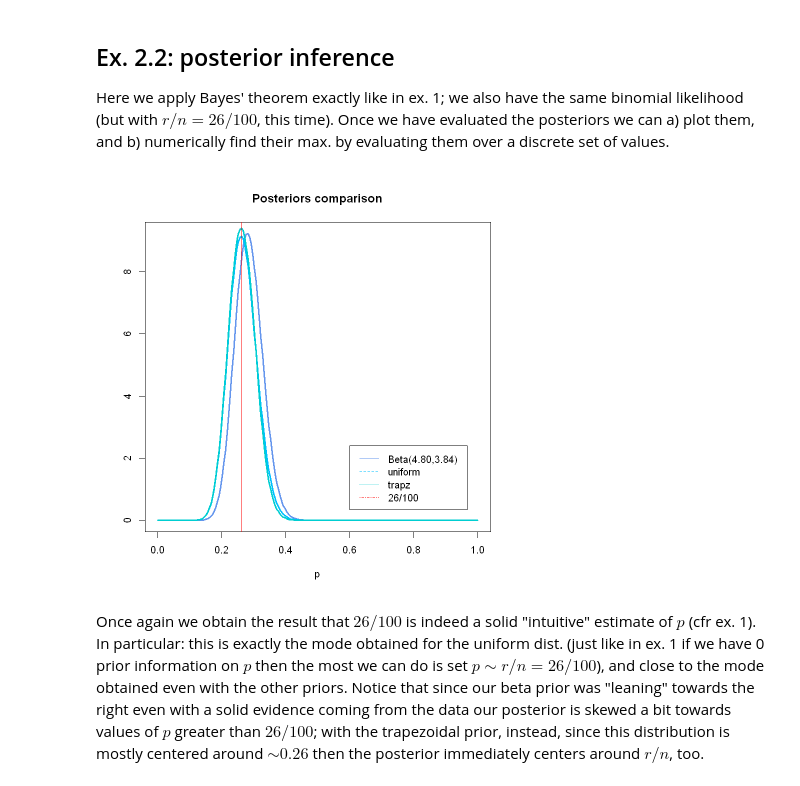
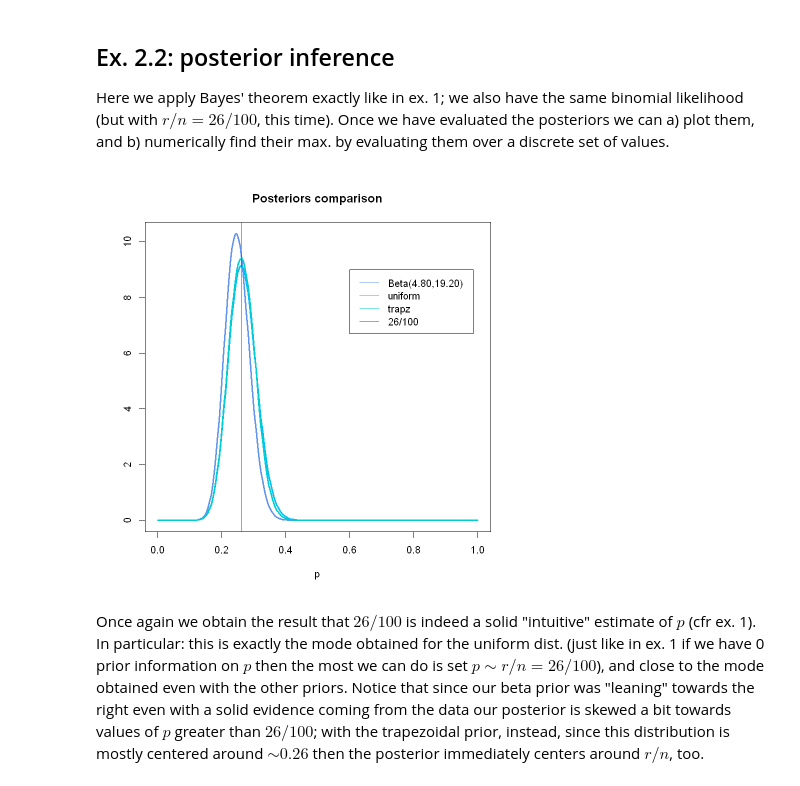
Before and after one commit to marco-giunta/AdvStatPhysAn, a Jupyter notebook: compito_5.ipynb, the cells around one changed output. Drawn from its saved outputs; the diff is of its cells as text; code cells hidden in the pictures.

```diff
--- a/compito_5.ipynb
+++ b/compito_5.ipynb
@@ -77,7 +69,7 @@ print(paste("var < mu*(1-mu) =", 0.08^2 < 0.2*(1-0.2)))
 mu <- 0.2; sd <- 0.08
 
 alpha <- mu*(mu*(1-mu)/sd^2-1)
-beta  <- (1-mu)*mu*(mu*(1-mu)/sd^2-1)
+beta  <- (1/mu-1)*mu*(mu*(1-mu)/sd^2-1)
 
 beta.prior <- function(p) dbeta(p, shape1 = alpha, shape2 = beta)
 uniform.prior <- function(p) rep(1, times = length(p)) # Notice that f(p)=1 defined over [0,1] is already normalized --> no normaliz. factor is needed
@@ -87,5 +79,5 @@ p.vector <- seq(0,1, length.out = 200) # p is in [0,1], of course
 plot(p.vector, beta.prior(p.vector), type = "l", col = "cornflowerblue", lwd = 3, xlab = "p", ylab = "", main = "Priors comparison")
 lines(p.vector, uniform.prior(p.vector), col = "deepskyblue", lwd = 3)
 lines(p.vector, trapezoidal.prior(p.vector), col = "darkturquoise", lwd = 3)
-legend(legend = c(sprintf("Beta(%.2f,%.2f)",alpha,beta),"uniform","trapz."), col = c("cornflowerblue","deepskyblue","darkturquoise"), lty = 1:3, x = 0.7, y = 2.4)
+legend(legend = c(sprintf("Beta(%.2f,%.2f)",alpha,beta),"uniform","trapz."), col = c("cornflowerblue","deepskyblue","darkturquoise"), lty = rep(1, times = 3), x = 0.6, y = 5)
 # %% [output]
@@ -96,25 +88,25 @@ Here we apply Bayes' theorem exactly like in ex. 1; we also have the same binomi
 # %%
 # We encapsulate Bayes' theorem in its most general form valid for continuous distributions as follows:
 compute.posterior <- function(likelihood, prior) {
     numerator <- function(p) likelihood(p)*prior(p) # numerator in the RHS of the B.T. = a function of the unknown value of p
     denominator <- integrate(numerator, 0, 1)$value # RHS denominator = a constant normalization factor
     posterior <- function(p) numerator(p)/denominator
     return (posterior)
 }
 # POSTERIORS EVALUATION
 binom.likelihood            <- function(p) dbinom(prob = p, x = 26, size = 100)
 posterior.beta.prior        <- compute.posterior(likelihood = binom.likelihood, prior = beta.prior)
 posterior.uniform.prior     <- compute.posterior(likelihood = binom.likelihood, prior = uniform.prior)
 posterior.trapezoidal.prior <- compute.posterior(likelihood = binom.likelihood, prior = trapezoidal.prior)
 # POSTERIORS PLOTS
 p.vector <- seq(0,1, length.out = 200) # p is in [0,1]
 plot(p.vector, posterior.beta.prior(p.vector), type = "l", col = "cornflowerblue", lwd = 3, xlab = "p", ylab = "", main = "Posteriors comparison")
 lines(p.vector, posterior.uniform.prior(p.vector), col = "deepskyblue", lwd = 3)
 lines(p.vector, posterior.trapezoidal.prior(p.vector), col = "darkturquoise", lwd = 3)
 abline(v = (26/100), col = "red")
-legend(legend = c(sprintf("Beta(%.2f,%.2f)",alpha,beta),"uniform","trapz", "26/100"), col = c("cornflowerblue","deepskyblue","darkturquoise", "red"), lty = 1:4, x = 0.6, y = 2.4)
+legend(legend = c(sprintf("Beta(%.2f,%.2f)",alpha,beta),"uniform","trapz", "26/100"), col = c("cornflowerblue","deepskyblue","darkturquoise", "red"), lty = rep(1, times = 4), x = 0.6, y = 9)
 # %% [output]
-[figure, old version]
+[figure, new version]
 # %% [markdown]
 Once again we obtain the result that $26/100$ is indeed a solid "intuitive" estimate of $p$ (cfr ex. 1).
 In particular: this is exactly the mode obtained for the uniform dist. (just like in ex. 1 if we have 0 prior information on $p$ then the most we can do is set $p\sim r/n=26/100$), and close to the mode obtained even with the other priors. Notice that since our beta prior was "leaning" towards the right even with a solid evidence coming from the data our posterior is skewed a bit towards values of $p$ greater than $26/100$; with the trapezoidal prior, instead, since this distribution is mostly centered around $\sim 0.26$ then the posterior immediately centers around $r/n$, too.
```
Also changed, not shown: parts of 7 cells of this notebook.
